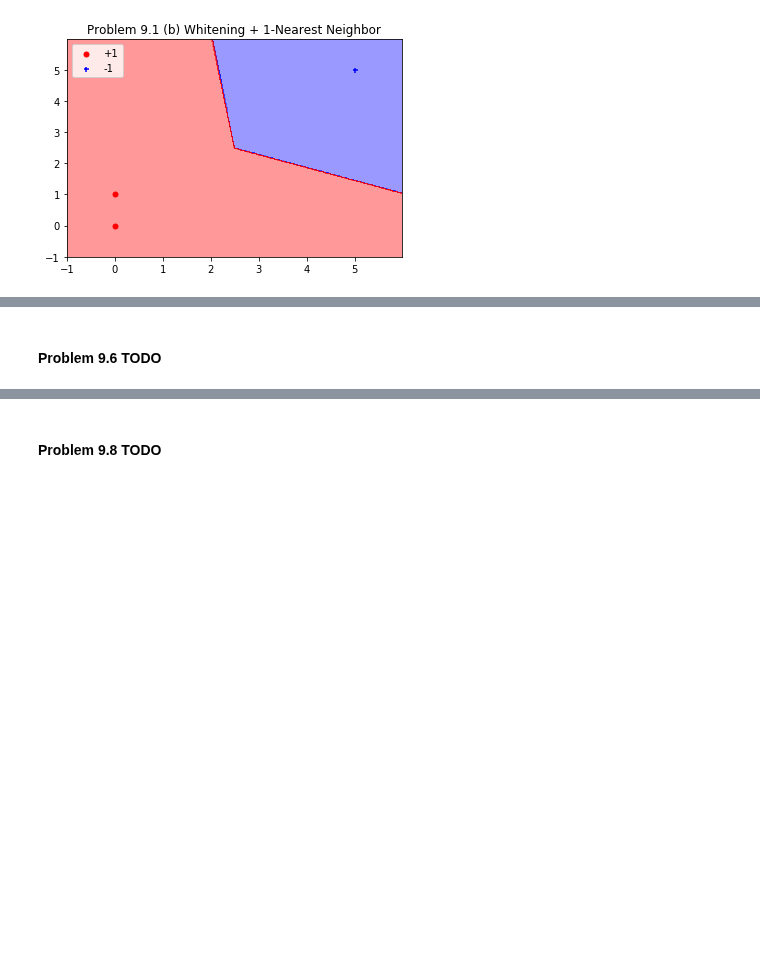
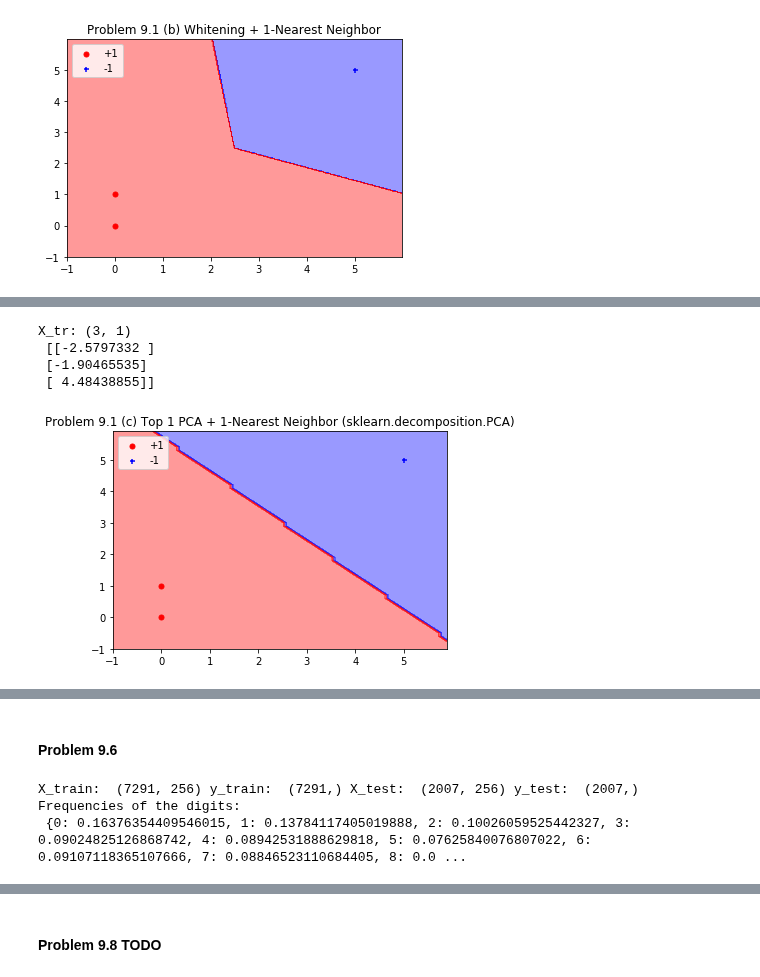
Before and after one commit to niuers/Learning-From-Data-A-Short-Course, a Jupyter notebook: Solutions to Chapter 9 Learning Aides.ipynb, the cells around one changed output, grey strips where cells are left out. Saved outputs shown, nothing was run; the diff lists cells and outputs as text; code cells hidden in the pictures; blank space fills up the shorter version.

```diff
--- a/Solutions to Chapter 9 Learning Aides.ipynb
+++ b/Solutions to Chapter 9 Learning Aides.ipynb
@@ -404,3 +409,29 @@ Transformed data points: [[0.        ]
+# %%
+#### Problem 9.1 (c) Use sklearn.decomposition.PCA
+
+mpca = decomposition.PCA(n_components=1)
+mpca.fit(X_train)
+
+def pca_t(X):
+    Z = mpca.transform(X)
+    return Z
+
+X_tr = pca_t(X_train)
+print(f"X_tr: {X_tr.shape}\n {X_tr}")
+cls = nn.NearestNeighbors(X_tr, y_train, 1, 'classification')
+myplot.plot_decision_boundaries(xx1, xx2, 2, cls, pca_t)
+
+myplot.plt_plot([xsp1, xsm1], [ysp1, ysm1], 'scatter',
+               colors = ['r', 'b'], markers = ['o', '+'], labels = ['+1', '-1'],
+               title = "Problem 9.1 (c) Top 1 PCA + 1-Nearest Neighbor (sklearn.decomposition.PCA)", yscale = None, ylb = -1, yub = 6,
+               xlb = -1, xub = 6, xlabel = None, ylabel = None,
+               legends = ['+1', '-1'], legendx = None, legendy = None, marker_sizes=[25, 25])
+# %% [output]
+X_tr: (3, 1)
+ [[-2.5797332 ]
+ [-1.90465535]
+ [ 4.48438855]]
+[figure, added]
 # %% [markdown]
 #### Problem 9.2
 
@@ -482,4 +513,4 @@ $A=P^{-1}A = U\Gamma V^T$ where $U=P^{-1}, V^T=I, \Gamma = A$, notice $U^TU = (P
 
 * (e) We have $A=U\Gamma V^T = \begin{bmatrix}U_1 & \dots & 0 \\ 0 & U_2 & \dots \\ \dots & \dots & \dots \\ \dots & 0 & U_m \end{bmatrix}\begin{bmatrix}\Gamma_1 & \dots & 0 \\ 0 & \Gamma_2 & \dots \\ \dots & \dots & \dots \\ \dots & 0 & \Gamma_m \end{bmatrix}\begin{bmatrix}V^T_1 & \dots & 0 \\ 0 & V^T_2 & \dots \\ \dots & \dots & \dots \\ \dots & 0 & V^T_m \end{bmatrix}$
 # %% [markdown]
-#### Problem 9.6 TODO
+#### Problem 9.6
@@ -513,0 +517,17 @@ import libs.plot as myplot
+# %%
+#### Problem 9.6
+zip_data_path = './data/usps.h5'
+
+
+X_train, y_train, X_test, y_test = data.load_zip_data(zip_data_path)
+
+print('X_train: ', X_train.shape, 'y_train: ',y_train.shape, 'X_test: ',X_test.shape, 'y_test: ', y_test.shape)
+unique, counts = np.unique(y_train, return_counts=True)
+freqs = counts/len(y_train)
+print('Frequencies of the digits: \n', dict(zip(unique, freqs)))
+
+y_train, y_test = data.set_two_classes(y_train, y_test, 1)
+# %% [output]
+X_train:  (7291, 256) y_train:  (7291,) X_test:  (2007, 256) y_test:  (2007,)
+Frequencies of the digits:
+ {0: 0.16376354409546015, 1: 0.13784117405019888, 2: 0.10026059525442327, 3: 0.09024825126868742, 4: 0.08942531888629818, 5: 0.07625840076807022, 6: 0.09107118365107666, 7: 0.08846523110684405, 8: 0.0 ...
```
Also changed, not shown: parts of 8 cells of this notebook, 1 other file.
